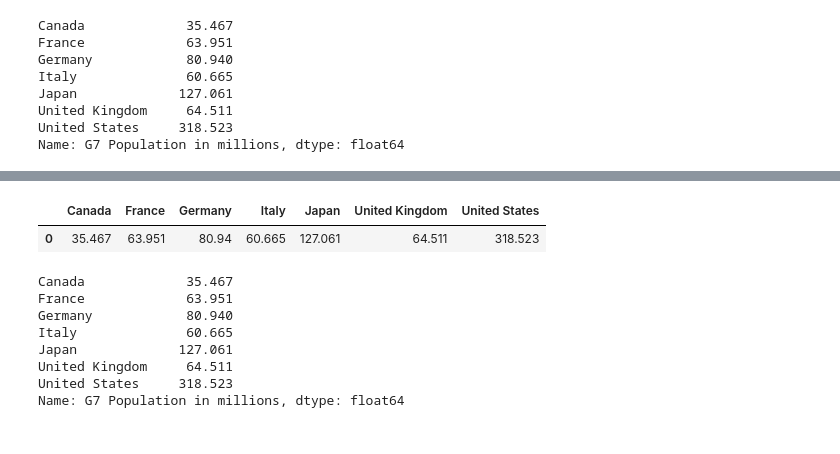
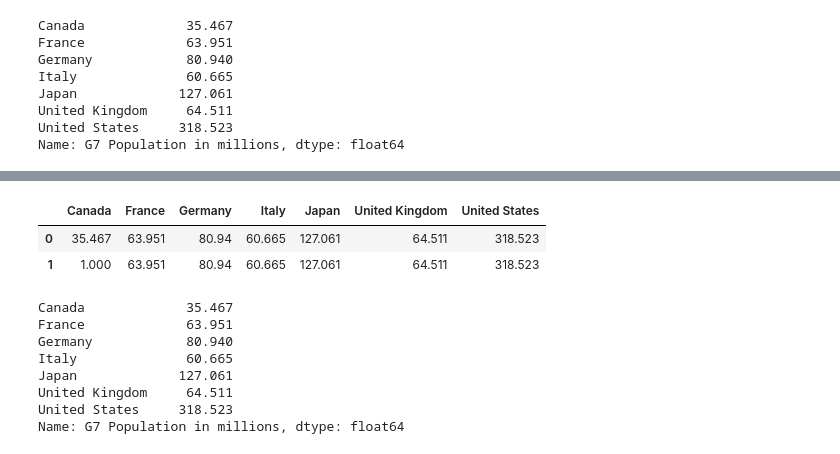
Before and after one commit to sban84/Python_Programming, a Jupyter notebook: Pandas-Revised/1 - Pandas - Series.ipynb, the cells around one changed output, grey strips where cells are left out. Drawn from its saved outputs; the diff is of its cells as text; code cells hidden in the pictures.

```diff
--- a/Pandas-Revised/1 - Pandas - Series.ipynb
+++ b/Pandas-Revised/1 - Pandas - Series.ipynb
@@ -128,17 +132,18 @@ Compare it with the [following table](https://docs.google.com/spreadsheets/d/1Il
 We can say that Series look like "ordered dictionaries". We can actually create Series out of dictionaries:
 # %%
 pd.DataFrame({
-    'Canada': [35.467],
+    'Canada': [35.467,1],
     'France': 63.951,
     'Germany': 80.94,
     'Italy': 60.665,
     'Japan': 127.061,
     'United Kingdom': 64.511,
     'United States': 318.523
 })
 # %% [output]
 |  | Canada | France | Germany | Italy | Japan | United Kingdom | United States |
 | 0 | 35.467 | 63.951 | 80.94 | 60.665 | 127.061 | 64.511 | 318.523 |
+| 1 | 1.000 | 63.951 | 80.94 | 60.665 | 127.061 | 64.511 | 318.523 |
 # %%
 pd.Series(
     [35.467, 63.951, 80.94, 60.665, 127.061, 64.511, 318.523],
```
Also changed, not shown: parts of 7 cells of this notebook, 21 other files.
